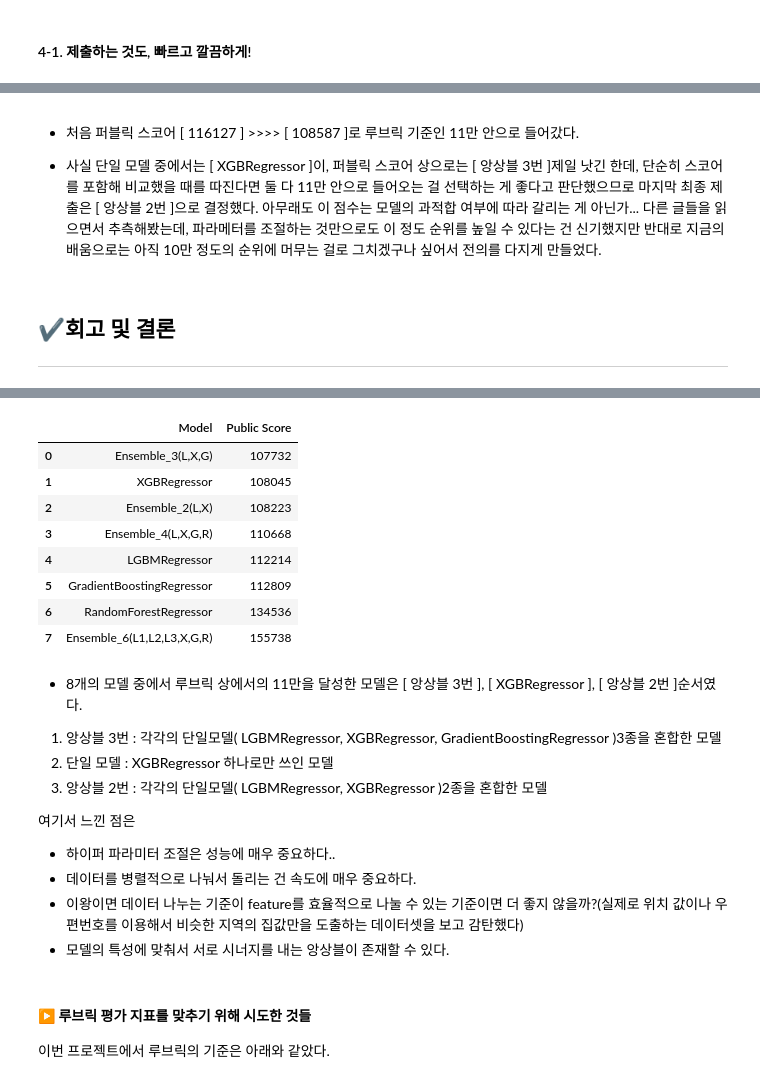
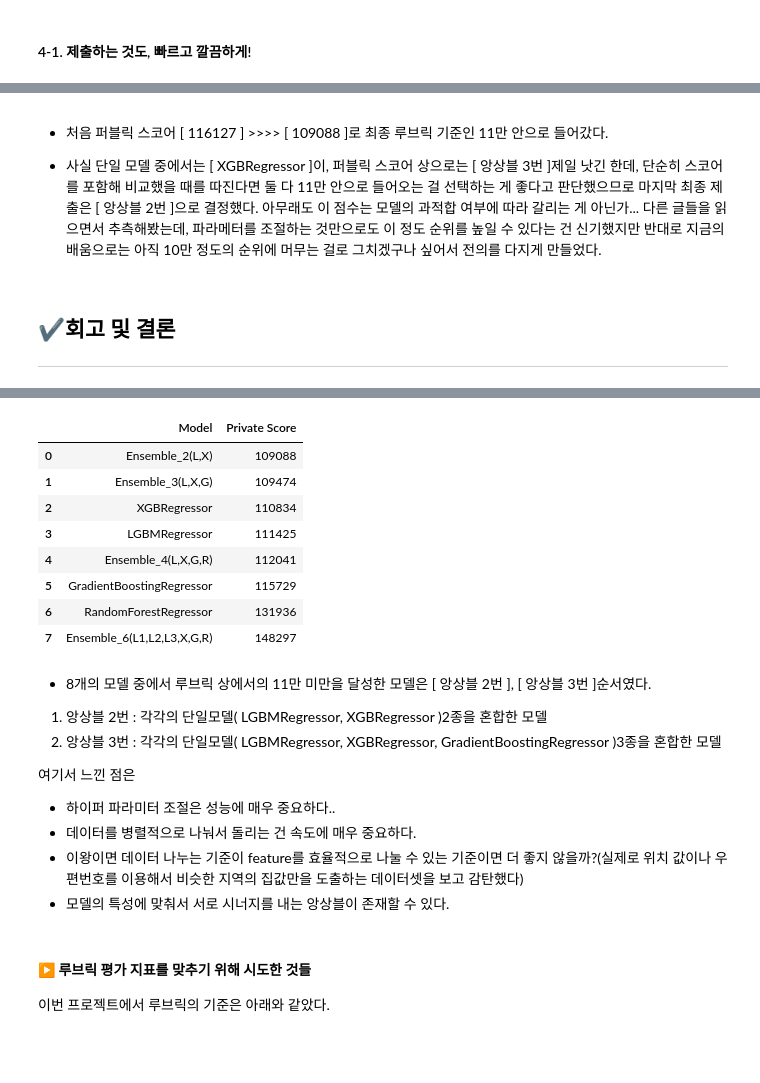
Before and after one commit to Wdstar09/Aiffel_project, a Jupyter notebook: LMS_Exploration/E-04/[E_04]exploration_04.ipynb, the cells around one changed output, grey strips where cells are left out. Cells and saved outputs as stored; diff of their text form; code cells hidden in the pictures; blank space fills up the shorter version.

```diff
--- a/LMS_Exploration/E-04/[E_04]exploration_04.ipynb
+++ b/LMS_Exploration/E-04/[E_04]exploration_04.ipynb
@@ -1311,5 +1311,5 @@ df
 # %% [markdown]
-* 처음 퍼블릭 스코어 [ 116127 ] >>>> [ 108587 ]로 루브릭 기준인 11만 안으로 들어갔다.
+* 처음 퍼블릭 스코어 [ 116127 ] >>>> [ 109088 ]로 최종 루브릭 기준인 11만 안으로 들어갔다.
 
 * 사실 단일 모델 중에서는 [ XGBRegressor ]이, 퍼블릭 스코어 상으로는 [ 앙상블 3번 ]제일 낫긴 한데, 단순히 스코어를 포함해 비교했을 때를 따진다면 둘 다 11만 안으로 들어오는 걸 선택하는 게 좋다고 판단했으므로 마지막 최종 제출은 [ 앙상블 2번 ]으로 결정했다. 아무래도 이 점수는 모델의 과적합 여부에 따라 갈리는 게 아닌가... 다른 글들을 읽으면서 추측해봤는데, 파라메터를 조절하는 것만으로도 이 정도 순위를 높일 수 있다는 건 신기했지만 반대로 지금의 배움으로는 아직 10만 정도의 순위에 머무는 걸로 그치겠구나 싶어서 전의를 다지게 만들었다.
 # %% [markdown]
@@ -1338,28 +1338,27 @@ df
 - EX노드를 위해 돌린 총 모델의 갯수는 8개(+앙상블 용 3개 추가), 프로토 타입(LMS상의 노드 모델) 2개를 합해서 총 10개의 모델을 만들어 돌렸다. 그 중에서 단일 모델 4개, 앙상블 모델 4개가 최종적인 데이터로 쓰였다.
 # %%
 # 최종 스코어
-model_score = {'Model':['Ensemble_3(L,X,G)', 'XGBRegressor', 'Ensemble_2(L,X)', 'Ensemble_4(L,X,G,R)', 'LGBMRegressor',
+model_score = {'Model':['Ensemble_2(L,X)', 'Ensemble_3(L,X,G)', 'XGBRegressor', 'LGBMRegressor', 'Ensemble_4(L,X,G,R)',
                         'GradientBoostingRegressor', 'RandomForestRegressor', 'Ensemble_6(L1,L2,L3,X,G,R)'],
-               'Public Score':[107732, 108045, 108223, 110668, 112214, 112809, 134536, 155738]}
+               'Private Score':[109088, 109474, 110834, 111425, 112041, 115729, 131936, 148297]}
 
 df = pd.DataFrame(model_score)
 df
 # %% [output]
-|  | Model | Public Score |
-| 0 | Ensemble_3(L,X,G) | 107732 |
-| 1 | XGBRegressor | 108045 |
-| 2 | Ensemble_2(L,X) | 108223 |
-| 3 | Ensemble_4(L,X,G,R) | 110668 |
-| 4 | LGBMRegressor | 112214 |
-| 5 | GradientBoostingRegressor | 112809 |
-| 6 | RandomForestRegressor | 134536 |
-| 7 | Ensemble_6(L1,L2,L3,X,G,R) | 155738 |
+|  | Model | Private Score |
+| 0 | Ensemble_2(L,X) | 109088 |
+| 1 | Ensemble_3(L,X,G) | 109474 |
+| 2 | XGBRegressor | 110834 |
+| 3 | LGBMRegressor | 111425 |
+| 4 | Ensemble_4(L,X,G,R) | 112041 |
+| 5 | GradientBoostingRegressor | 115729 |
+| 6 | RandomForestRegressor | 131936 |
+| 7 | Ensemble_6(L1,L2,L3,X,G,R) | 148297 |
 # %% [markdown]
-* 8개의 모델 중에서 루브릭 상에서의 11만을 달성한 모델은 [ 앙상블 3번 ], [ XGBRegressor ], [ 앙상블 2번 ]순서였다.
+* 8개의 모델 중에서 루브릭 상에서의 11만 미만을 달성한 모델은 [ 앙상블 2번 ], [ 앙상블 3번 ]순서였다.
 
-1. 앙상블 3번 : 각각의 단일모델( LGBMRegressor, XGBRegressor, GradientBoostingRegressor )3종을 혼합한 모델
-2. 단일 모델 : XGBRegressor 하나로만 쓰인 모델
-3. 앙상블 2번 : 각각의 단일모델( LGBMRegressor, XGBRegressor )2종을 혼합한 모델
+1. 앙상블 2번 : 각각의 단일모델( LGBMRegressor, XGBRegressor )2종을 혼합한 모델
+2. 앙상블 3번 : 각각의 단일모델( LGBMRegressor, XGBRegressor, GradientBoostingRegressor )3종을 혼합한 모델
 
 여기서 느낀 점은
 - 하이퍼 파라미터 조절은 성능에 매우 중요하다..
```
Also changed, not shown: parts of 6 cells of this notebook.
